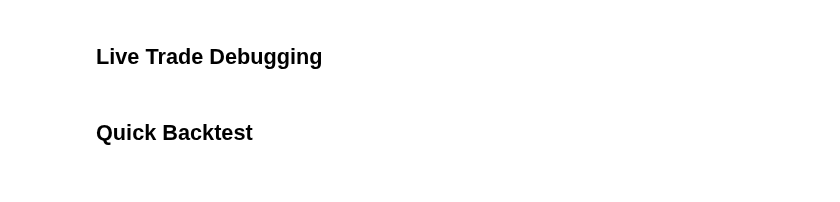
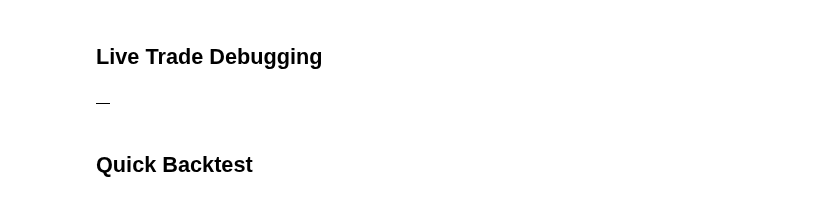
Before and after one commit to suhansaha/algotrader, a Jupyter notebook: src/freedom_v2_unit_test.ipynb, the cells around one changed output. Cells and saved outputs as stored; diff of their text form; code cells hidden in the pictures.

```diff
--- a/src/freedom_v2_unit_test.ipynb
+++ b/src/freedom_v2_unit_test.ipynb
@@ -147,6 +148,10 @@ print(live_cache.xrange('msgBufferQueuelive')[-2:])
 print(datetime.fromtimestamp(int(live_cache.xrange('msgBufferQueuelive')[-1][0].split('-')[0] )/1000))
 # %%
 live_cache.getOHLC('WIPRO').tail()
+# %%
+my_cache.getOHLC('TCS')
+# %% [output]
+|  |
 # %% [markdown]
 ## Quick Backtest
 # %%
```
Also changed, not shown: parts of 4 cells of this notebook, 4 other files.
